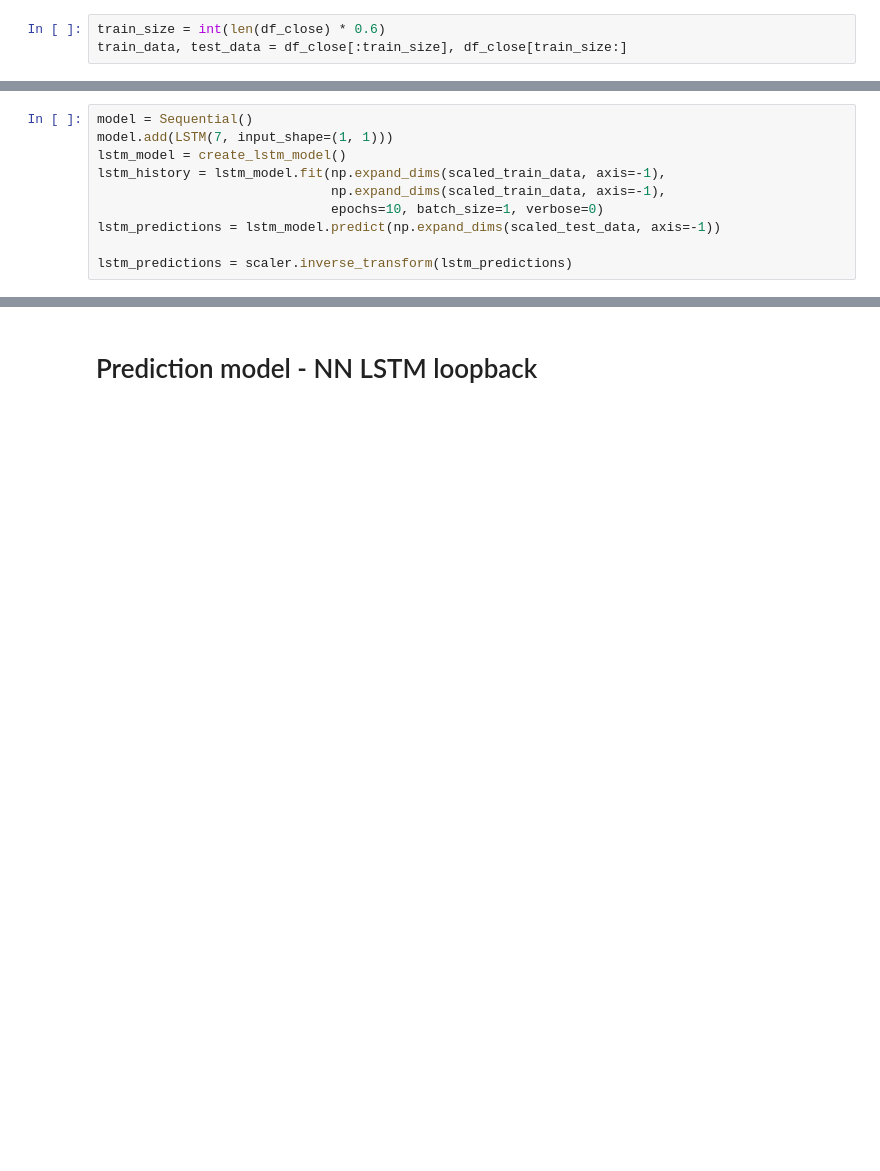
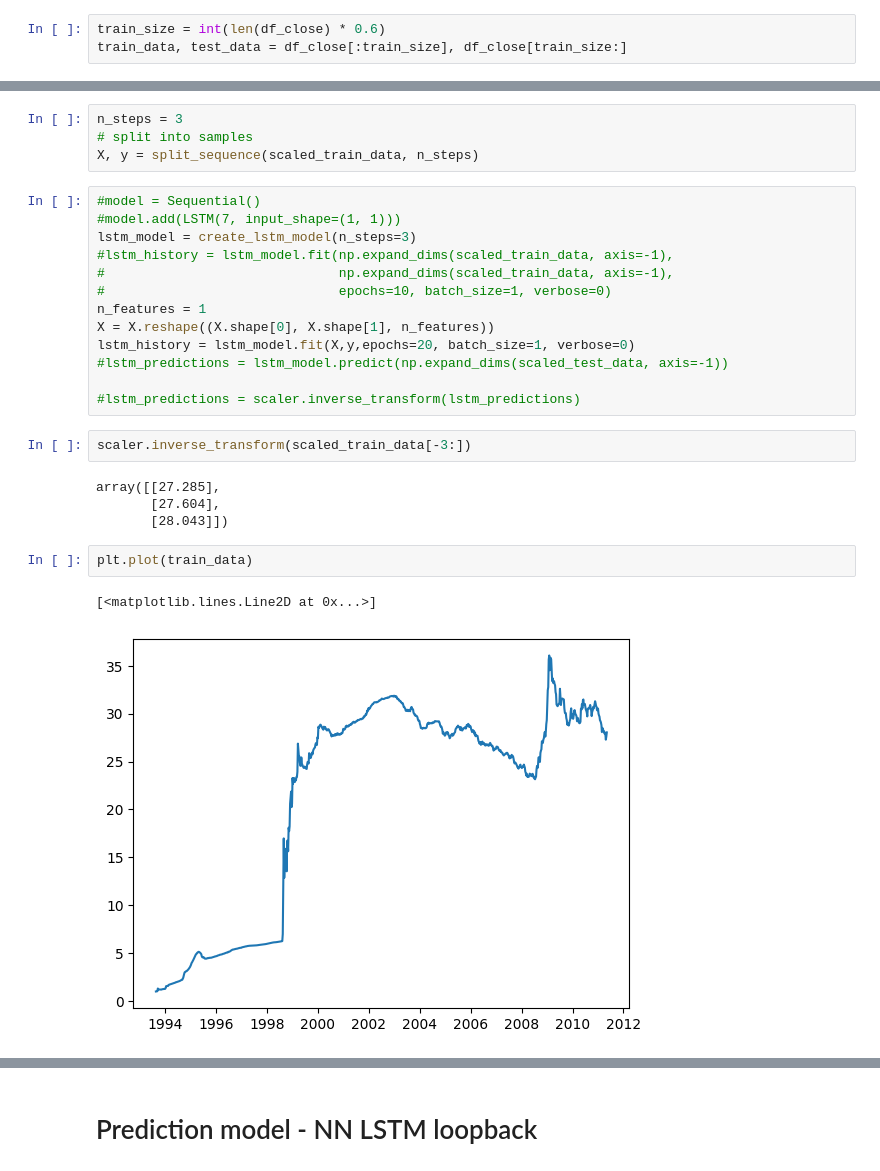
Before and after one commit to TAUforPython/machinelearning, a Jupyter notebook: nn-prediction-time-series.ipynb, the cells around one changed output, grey strips where cells are left out. Saved outputs shown, nothing was run; the diff lists cells and outputs as text; blank space fills up the shorter version.

Commit message:
one step prediction LSTM done

```diff
--- a/nn-prediction-time-series.ipynb
+++ b/nn-prediction-time-series.ipynb
@@ -115,10 +169,28 @@ def create_lstm_model():
+# %%
+n_steps = 3
+# split into samples
+X, y = split_sequence(scaled_train_data, n_steps)
 # %%
-model = Sequential()
-model.add(LSTM(7, input_shape=(1, 1)))
-lstm_model = create_lstm_model()
-lstm_history = lstm_model.fit(np.expand_dims(scaled_train_data, axis=-1),
-                              np.expand_dims(scaled_train_data, axis=-1),
-                              epochs=10, batch_size=1, verbose=0)
-lstm_predictions = lstm_model.predict(np.expand_dims(scaled_test_data, axis=-1))
+#model = Sequential()
+#model.add(LSTM(7, input_shape=(1, 1)))
+lstm_model = create_lstm_model(n_steps=3)
+#lstm_history = lstm_model.fit(np.expand_dims(scaled_train_data, axis=-1),
+#                              np.expand_dims(scaled_train_data, axis=-1),
+#                              epochs=10, batch_size=1, verbose=0)
+n_features = 1
+X = X.reshape((X.shape[0], X.shape[1], n_features))
+lstm_history = lstm_model.fit(X,y,epochs=20, batch_size=1, verbose=0)
+#lstm_predictions = lstm_model.predict(np.expand_dims(scaled_test_data, axis=-1))
 
-lstm_predictions = scaler.inverse_transform(lstm_predictions)
+#lstm_predictions = scaler.inverse_transform(lstm_predictions)
+# %%
+scaler.inverse_transform(scaled_train_data[-3:])
+# %% [output]
+array([[27.285],
+       [27.604],
+       [28.043]])
+# %%
+plt.plot(train_data)
+# %% [output]
+[<matplotlib.lines.Line2D at 0x...>]
+[figure, added]
```
Also changed, not shown: parts of 24 cells of this notebook.
